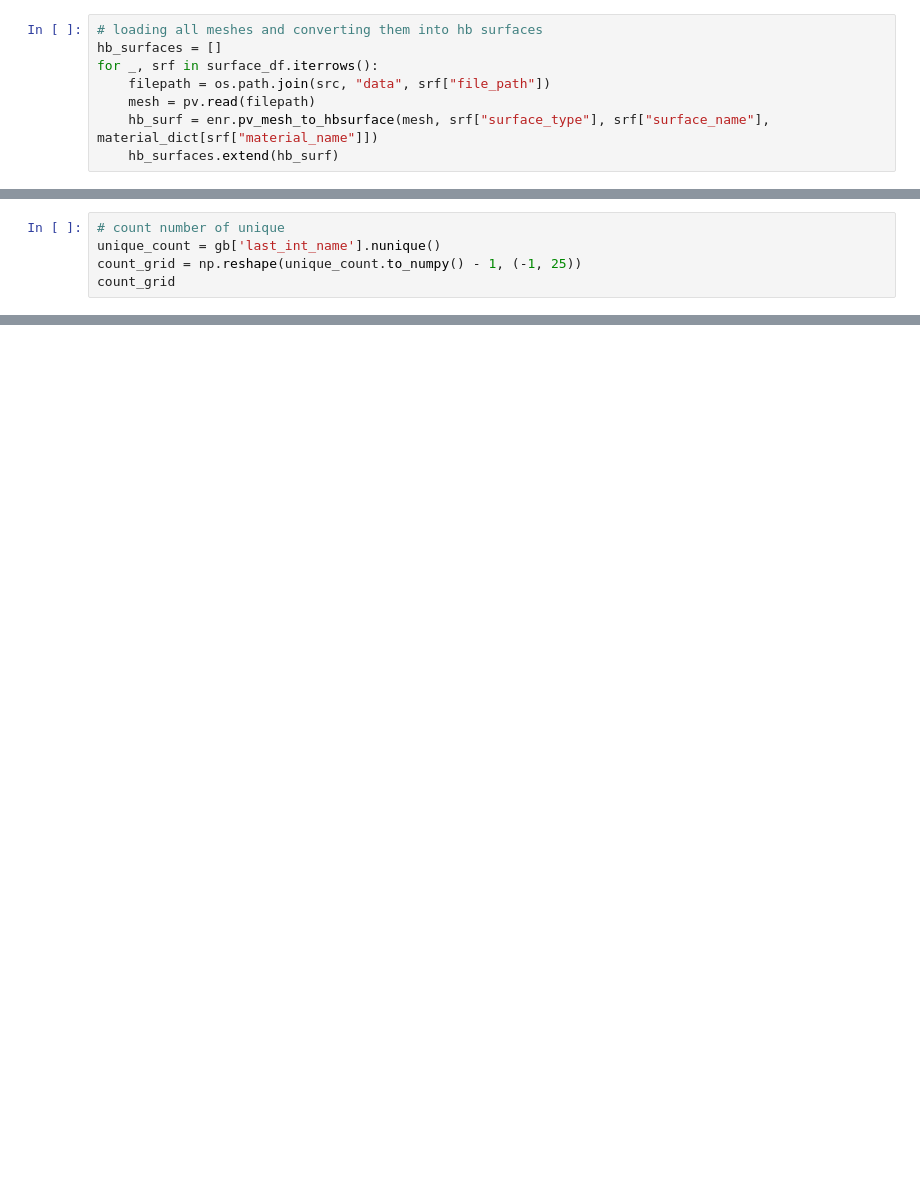
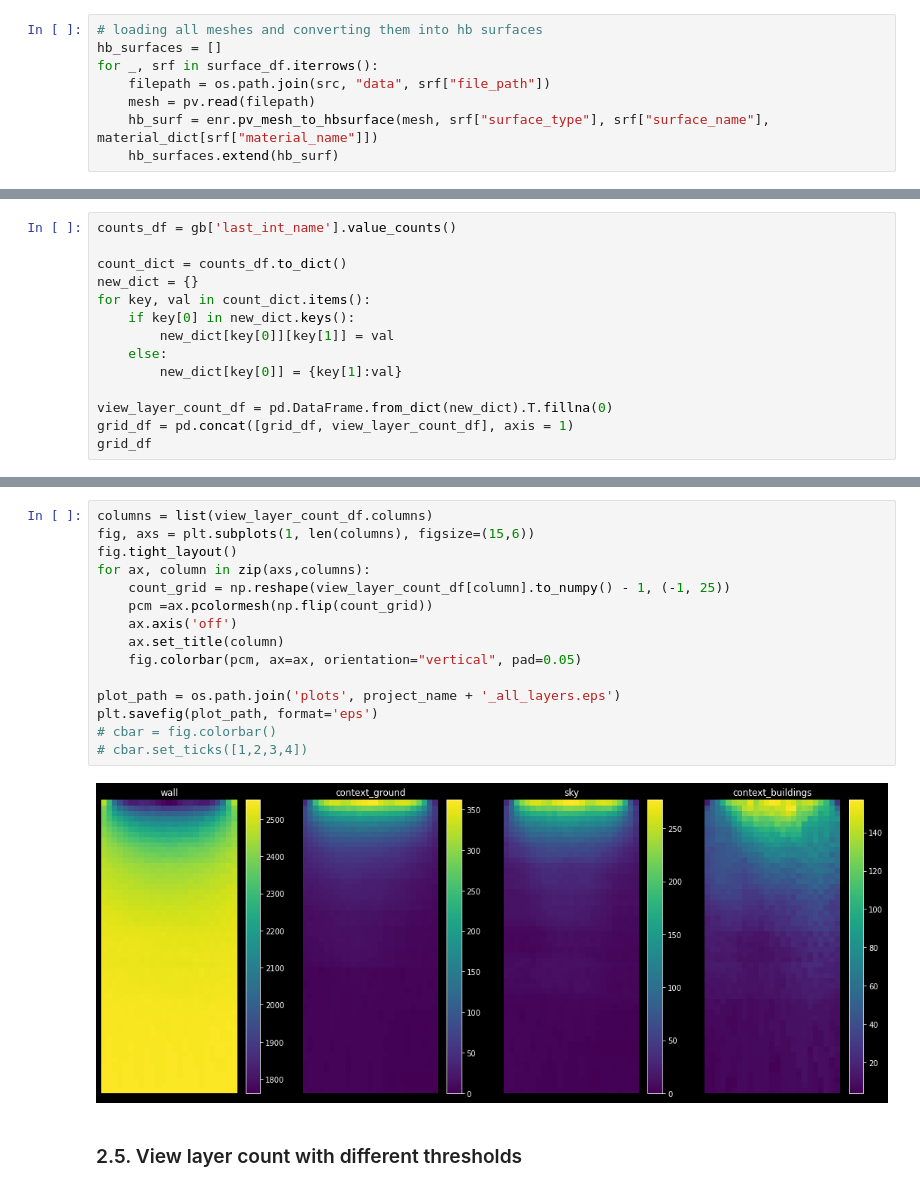
Before and after one commit to shervinazadi/EN_17037_Compliance, a Jupyter notebook: final_notebooks/context_view.ipynb, the cells around one changed output, grey strips where cells are left out. Cells and saved outputs as stored; diff of their text form; blank space fills up the shorter version.

```diff
--- a/final_notebooks/context_view.ipynb
+++ b/final_notebooks/context_view.ipynb
@@ -72,5 +124,0 @@ gb = grid_results.groupby(test_inds)
-# %%
-# count number of unique
-unique_count = gb['last_int_name'].nunique()
-count_grid = np.reshape(unique_count.to_numpy() - 1, (-1, 25))
-count_grid
@@ -106,0 +194,14 @@ p.show(use_ipyvtk=True)
+# %%
+counts_df = gb['last_int_name'].value_counts()
+
+count_dict = counts_df.to_dict()
+new_dict = {}
+for key, val in count_dict.items():
+    if key[0] in new_dict.keys():
+        new_dict[key[0]][key[1]] = val
+    else:
+        new_dict[key[0]] = {key[1]:val}
+
+view_layer_count_df = pd.DataFrame.from_dict(new_dict).T.fillna(0)
+grid_df = pd.concat([grid_df, view_layer_count_df], axis = 1)
+grid_df
@@ -106,0 +222,19 @@ p.show(use_ipyvtk=True)
+# %%
+columns = list(view_layer_count_df.columns)
+fig, axs = plt.subplots(1, len(columns), figsize=(15,6))
+fig.tight_layout()
+for ax, column in zip(axs,columns):
+    count_grid = np.reshape(view_layer_count_df[column].to_numpy() - 1, (-1, 25))
+    pcm =ax.pcolormesh(np.flip(count_grid))
+    ax.axis('off')
+    ax.set_title(column)
+    fig.colorbar(pcm, ax=ax, orientation="vertical", pad=0.05)
+
+plot_path = os.path.join('plots', project_name + '_all_layers.eps')
+plt.savefig(plot_path, format='eps')
+# cbar = fig.colorbar()
+# cbar.set_ticks([1,2,3,4])
+# %% [output]
+[figure, added]
+# %% [markdown]
+### 2.5. View layer count with different thresholds
```
Also changed, not shown: parts of 36 cells of this notebook, 2 other files.
